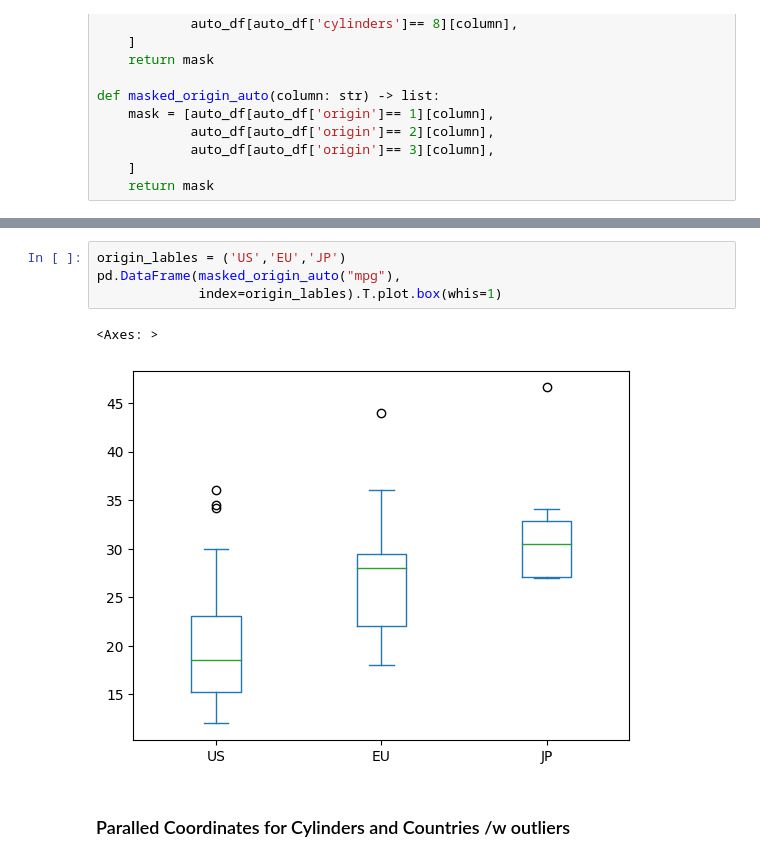
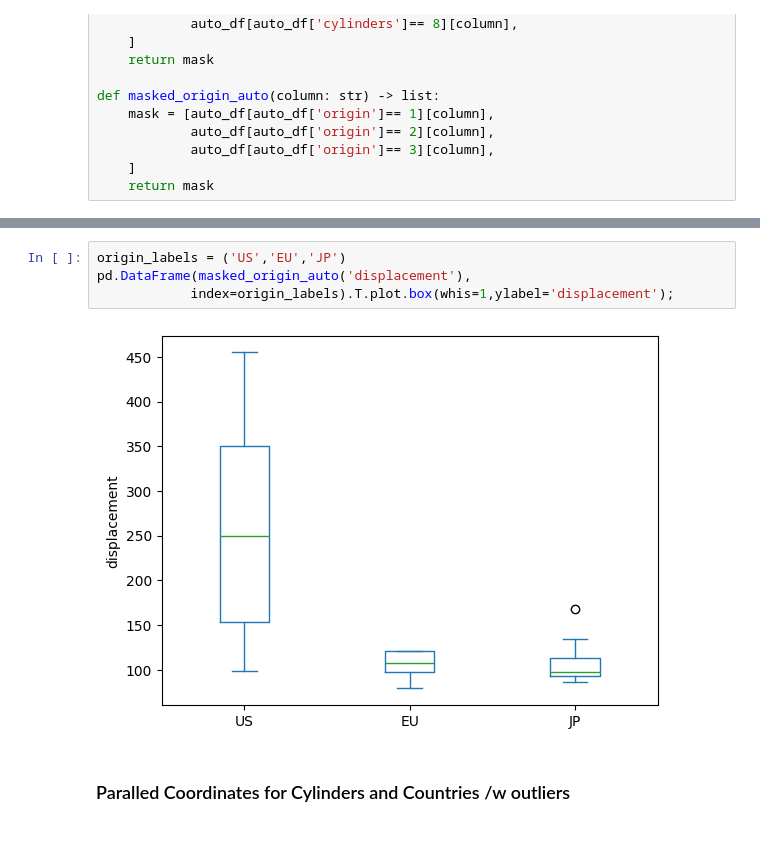
Before and after one commit to Takosaga/spring_24, a Jupyter notebook: data_mining/lab1/lab1.ipynb, the cells around one changed output, grey strips where cells are left out. Cells and saved outputs as stored; diff of their text form.

```diff
--- a/data_mining/lab1/lab1.ipynb
+++ b/data_mining/lab1/lab1.ipynb
@@ -252,10 +260,9 @@ pd.DataFrame(masked_cylinder_auto('mpg'),
 # %%
-origin_lables = ('US','EU','JP')
-pd.DataFrame(masked_origin_auto("mpg"),
-             index=origin_lables).T.plot.box(whis=1)
+origin_labels = ('US','EU','JP')
+pd.DataFrame(masked_origin_auto('displacement'),
+            index=origin_labels).T.plot.box(whis=1,ylabel='displacement');
 # %% [output]
-<Axes: >
-[figure, old version]
+[figure, new version]
 # %% [markdown]
 ### Paralled Coordinates for Cylinders and Countries /w outliers
 # %%
```
Also changed, not shown: parts of 13 cells of this notebook.
